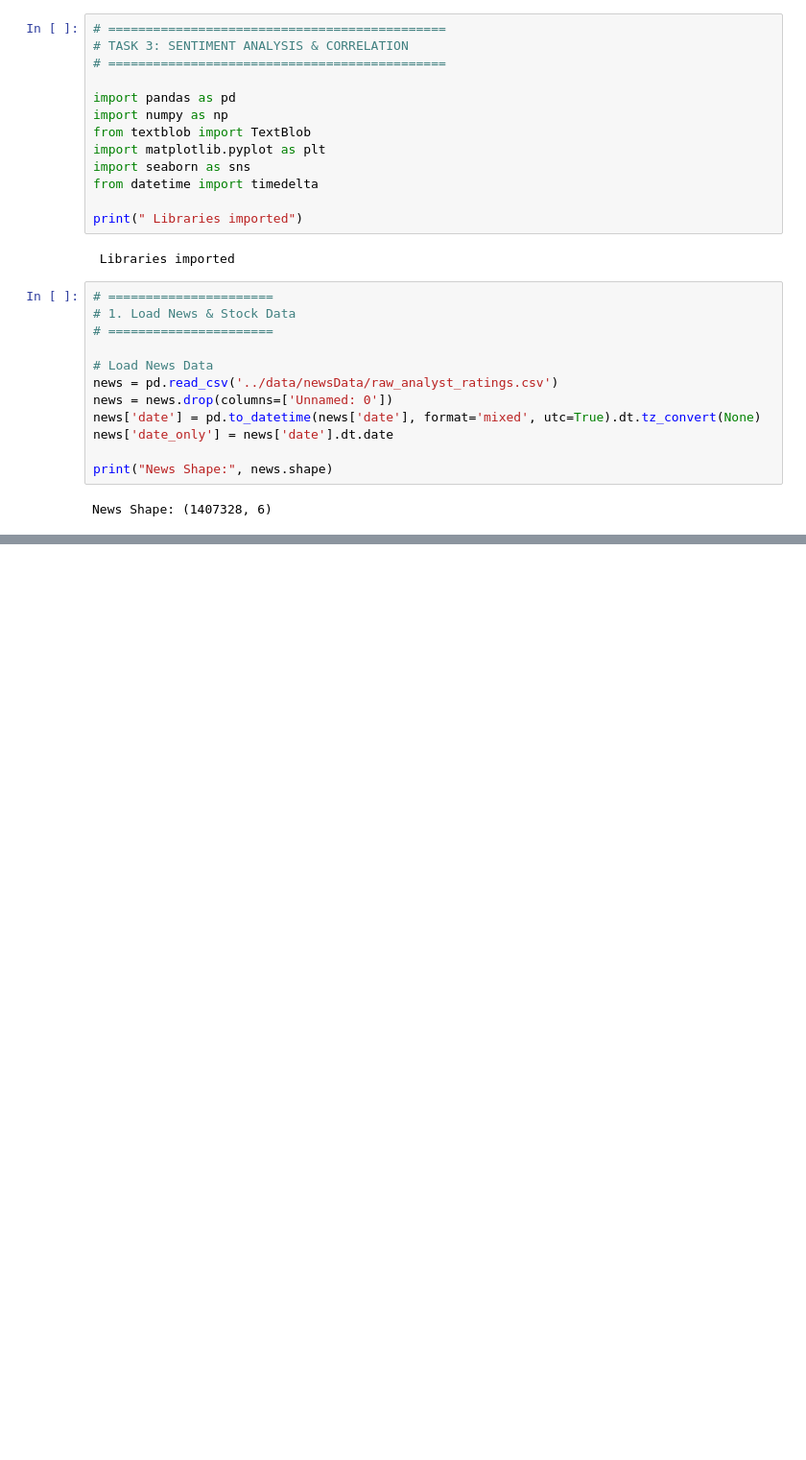
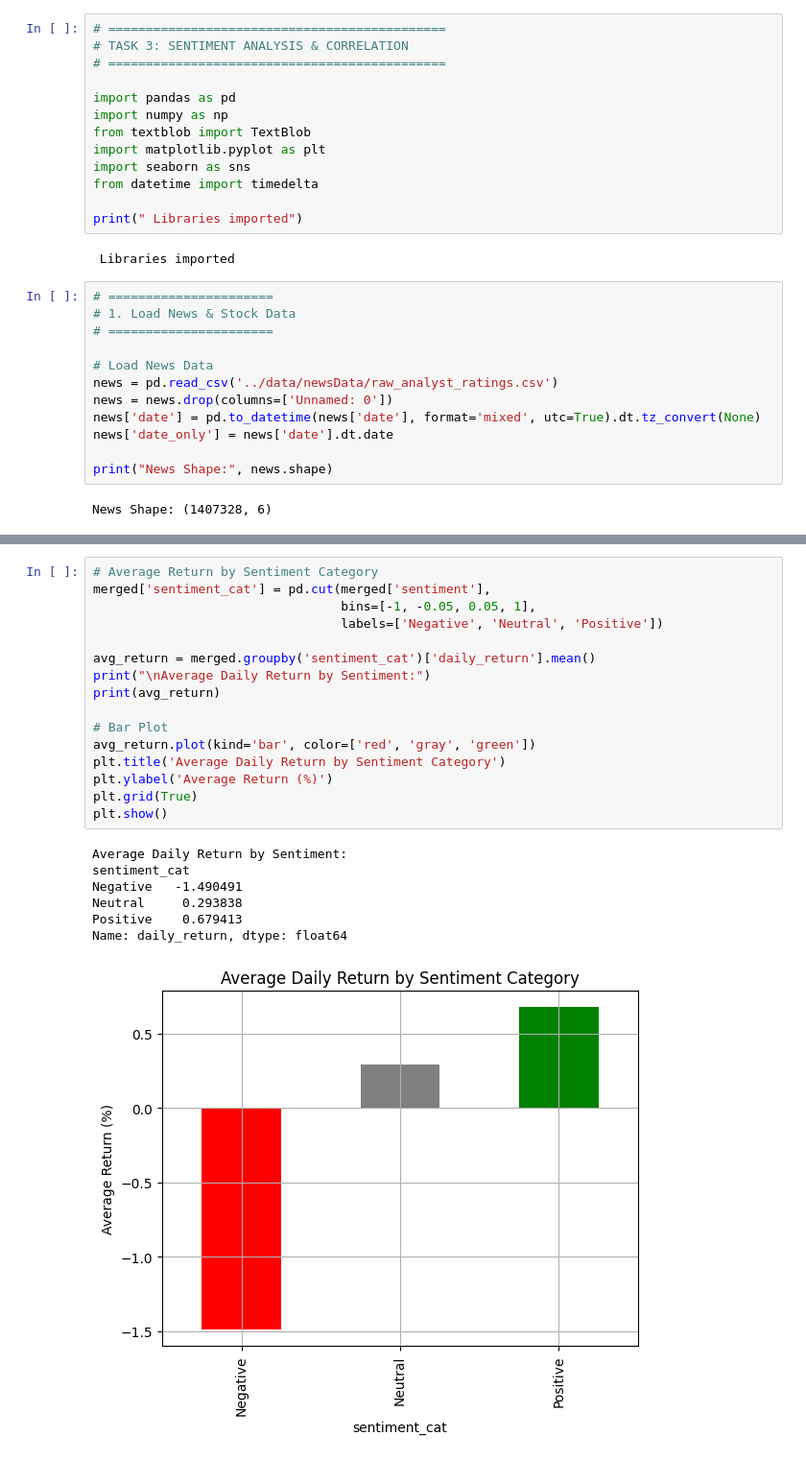
Before and after one commit to Sumeyahassen/news-sentiment-analysis, a Jupyter notebook: notebooks/task3_sentiment_correlation.ipynb, the cells around one changed output, grey strips where cells are left out. Shown at 96% size. Saved outputs shown, nothing was run; the diff lists cells and outputs as text; blank space fills up the shorter version.

```diff
--- a/notebooks/task3_sentiment_correlation.ipynb
+++ b/notebooks/task3_sentiment_correlation.ipynb
@@ -90,0 +178,24 @@ Stock data downloaded!
+# %%
+# Average Return by Sentiment Category
+merged['sentiment_cat'] = pd.cut(merged['sentiment'],
+                                 bins=[-1, -0.05, 0.05, 1],
+                                 labels=['Negative', 'Neutral', 'Positive'])
+
+avg_return = merged.groupby('sentiment_cat')['daily_return'].mean()
+print("\nAverage Daily Return by Sentiment:")
+print(avg_return)
+
+# Bar Plot
+avg_return.plot(kind='bar', color=['red', 'gray', 'green'])
+plt.title('Average Daily Return by Sentiment Category')
+plt.ylabel('Average Return (%)')
+plt.grid(True)
+plt.show()
+# %% [output]
+Average Daily Return by Sentiment:
+sentiment_cat
+Negative   -1.490491
+Neutral     0.293838
+Positive    0.679413
+Name: daily_return, dtype: float64
+[figure, added]
```
Also changed, not shown: parts of 4 cells of this notebook.
